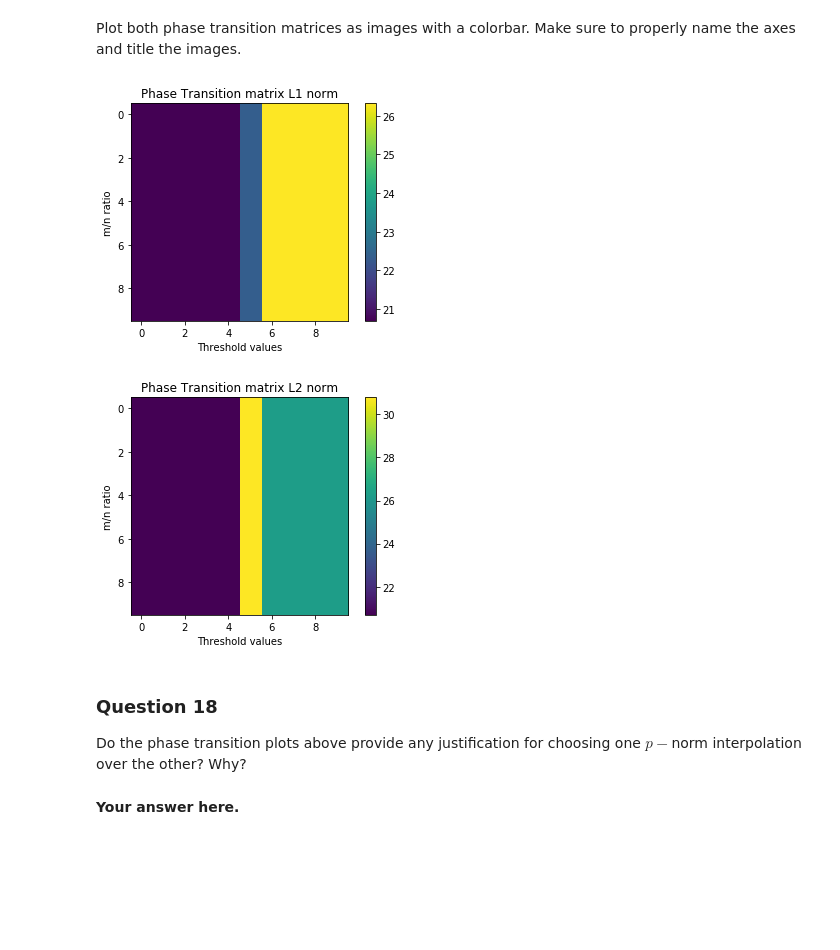
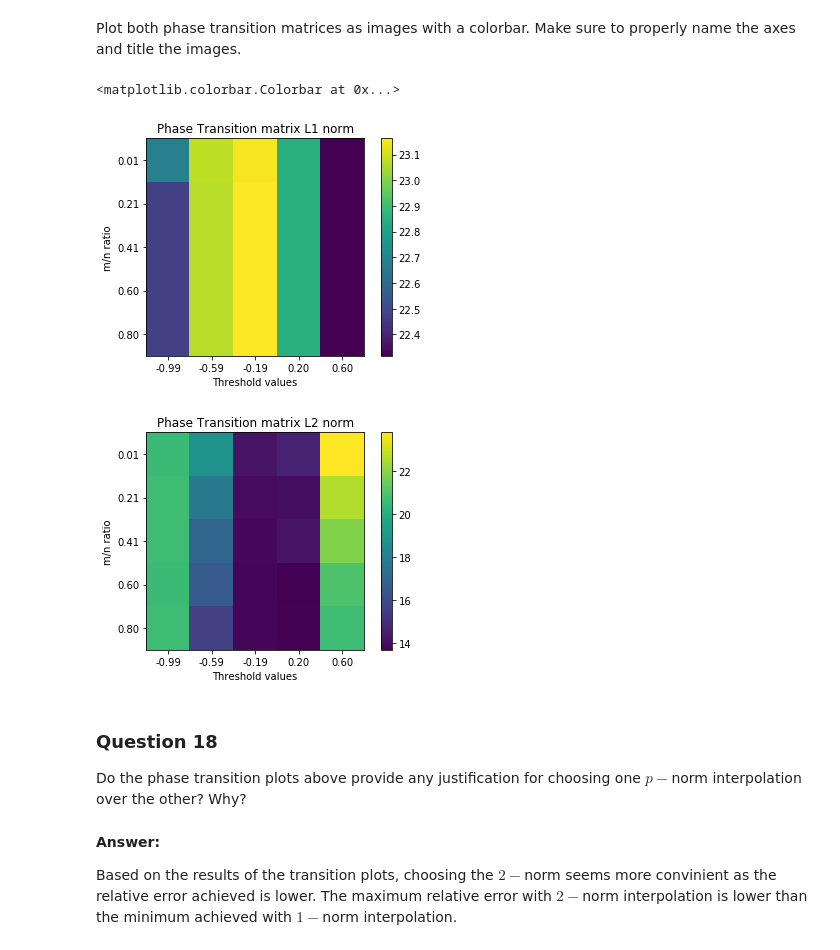
Before and after one commit to Kakavand/EPFL-antiterrorAssignment, a Jupyter notebook: Nati/Ml4/4_graph_signal_processing.ipynb, the cells around one changed output. Saved outputs shown, nothing was run; the diff lists cells and outputs as text; code cells hidden in the pictures; blank space fills up the shorter version.

```diff
--- a/Nati/Ml4/4_graph_signal_processing.ipynb
+++ b/Nati/Ml4/4_graph_signal_processing.ipynb
@@ -550,12 +547,11 @@ def phase_transition(mn_ratios, thresholds, n_trials, labels_bin, p):
         m = int(mn_ratios[i] * n_nodes)  # Number of measurements.
         w = np.array([0]*len(labels_bin))
         w[random.sample(range(len(labels)), m)] = 1
-
         for j in range(len(thresholds)):
             error = 0
             for k in range(n_trials):
                 # Solve interpolation
-                sol_min = graph_pnorm_interpolation(grad, P, x0, p=p)
+                sol_min = graph_pnorm_interpolation(grad, P, x0, p=p , verbosity='NONE')
                 # Compute Binary assignment
                 sol_bin = np.array([1 if sol_min[i] > thresholds[j] else -1 for i in range(sol_min.shape[0])])
                 # Compute relative error
@@ -568,9 +564,9 @@ def phase_transition(mn_ratios, thresholds, n_trials, labels_bin, p):
 
 Pick 5 "m/n" ratios in $(0, 1)$ and 5 threshold levels in $(-1, 1)$ and run the `phase_transition()` function with `n_trials` = 20, for both $p = 1$ and $p = 2$.
 # %%
-mn_ratios = np.linspace(0.01,1,10, endpoint=False)
+mn_ratios = np.linspace(0.01,1,5, endpoint=False)
 
-thresholds = np.linspace(-0.99,0.99,10, endpoint=False)
+thresholds = np.linspace(-0.99,1,5, endpoint=False)
 
 pt_matrix_1norm = phase_transition(mn_ratios, thresholds, 20, labels_bin, 1)
 
@@ -596,25 +574,51 @@ Solution found after 3 iterations:
 # %% [markdown]
 Plot both phase transition matrices as images with a colorbar. Make sure to properly name the axes and title the images.
-# %%
-plt.imshow(pt_matrix_1norm);
-plt.title('Phase Transition matrix L1 norm')
-plt.xlabel('Threshold values')
-plt.ylabel('m/n ratio')
-plt.colorbar()
-plt.show()
-
-plt.imshow(pt_matrix_2norm);
-plt.title('Phase Transition matrix L2 norm')
-plt.xlabel('Threshold values')
-plt.ylabel('m/n ratio')
-plt.colorbar()
-plt.show()
-# %% [output]
-[figure, removed]
-[figure, removed]
+# %%
+fig, ax = plt.subplots()
+
+th = [ '%.2f' % elem for elem in thresholds ]
+mn_r = [ '%.2f' % elem for elem in mn_ratios ]
+
+im0 = ax.imshow(pt_matrix_1norm)
+ax.set_title('Phase Transition matrix L1 norm')
+ax.set_xlabel('Threshold values')
+ax.set_xticks(np.arange(len(th)))
+ax.set_yticks(np.arange(len(mn_r)))
+ax.set_xticklabels(th)
+ax.set_ylabel('m/n ratio')
+ax.set_yticklabels(mn_r)
+#ax.set_colorbar()
+fig.colorbar(im0)
+
+fig1, ax = plt.subplots()
+
+im1 = ax.imshow(pt_matrix_2norm)
+ax.set_title('Phase Transition matrix L2 norm')
+ax.set_xlabel('Threshold values')
+ax.set_xticks(np.arange(len(th)))
+ax.set_yticks(np.arange(len(mn_r)))
+ax.set_xticklabels(th)
+ax.set_ylabel('m/n ratio')
+ax.set_yticklabels(mn_r)
+#ax.set_colorbar()
+fig1.colorbar(im1)
+#ax.show()
+
+#plt.imshow(pt_matrix_2norm);
+#plt.title('Phase Transition matrix L2 norm')
+#plt.xlabel('Threshold values')
+#plt.ylabel('m/n ratio')
+#plt.colorbar()
+#plt.show()
+# %% [output]
+<matplotlib.colorbar.Colorbar at 0x...>
+[figure, added]
+[figure, added]
 # %% [markdown]
 ### Question 18
 
 Do the phase transition plots above provide any justification for choosing one $p-$norm interpolation over the other? Why?
-# %% [markdown]
-**Your answer here.**
+# %% [markdown]
+**Answer:**
+
+Based on the results of the transition plots, choosing the $2-$norm seems more convinient as the relative error achieved is lower. The maximum relative error with $2-$norm interpolation is lower than the minimum achieved with $1-$norm interpolation.
```
Also changed, not shown: parts of 9 cells of this notebook.
